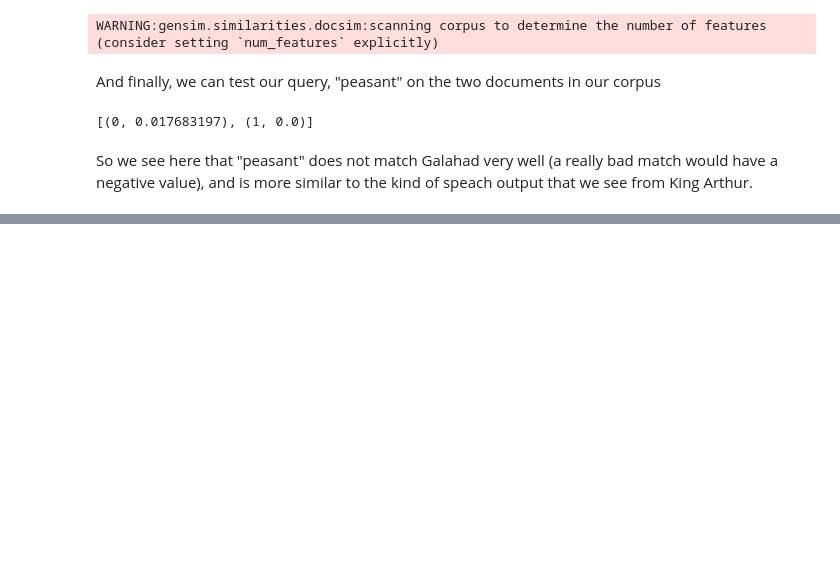
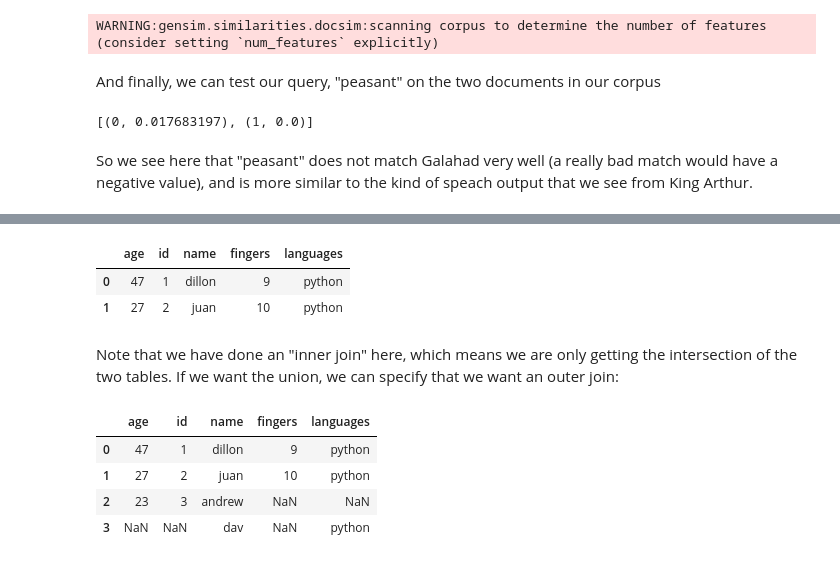
Before and after one commit to dlab-berkeley/python-for-everything, a Jupyter notebook: instructor/day_three.ipynb, the cells around one changed output, grey strips where cells are left out. Drawn from its saved outputs; the diff is of its cells as text; code cells hidden in the pictures; blank space fills up the shorter version.

```diff
--- a/instructor/day_three.ipynb
+++ b/instructor/day_three.ipynb
@@ -457,0 +567,20 @@ So we see here that "peasant" does not match Galahad very well (a really bad mat
+# %%
+other_table = pd.DataFrame({
+        'name':['dav', 'juan', 'dillon'],
+        'languages':['python','python','python']})
+# %%
+table.merge(other_table, on='name')
+# %% [output]
+|  | age | id | name | fingers | languages |
+| 0 | 47 | 1 | dillon | 9 | python |
+| 1 | 27 | 2 | juan | 10 | python |
+# %% [markdown]
+Note that we have done an "inner join" here, which means we are only getting the intersection of the two tables. If we want the union, we can specify that we want an outer join:
+# %%
+table.merge(other_table, on='name', how='outer')
+# %% [output]
+|  | age | id | name | fingers | languages |
+| 0 | 47 | 1 | dillon | 9 | python |
+| 1 | 27 | 2 | juan | 10 | python |
+| 2 | 23 | 3 | andrew | NaN | NaN |
+| 3 | NaN | NaN | dav | NaN | python |
```
Also changed, not shown: parts of 35 cells of this notebook.
